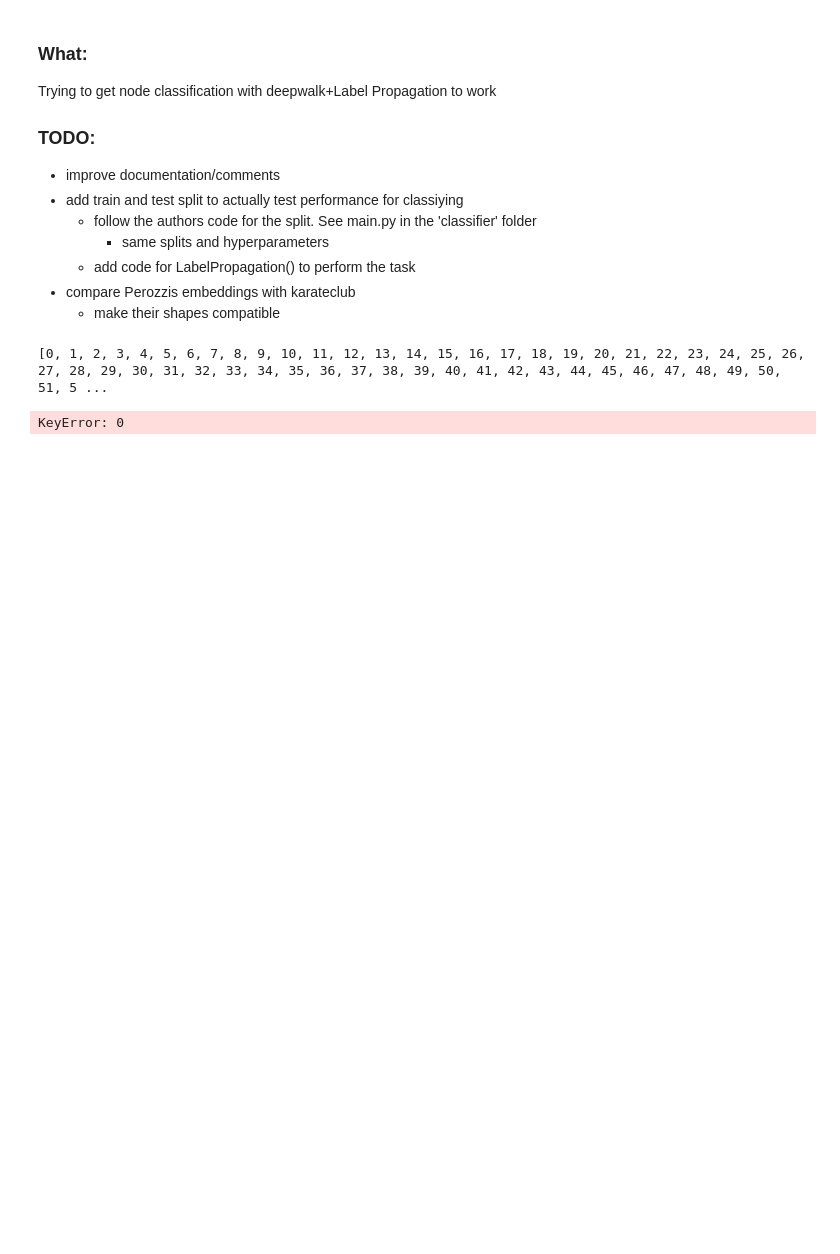
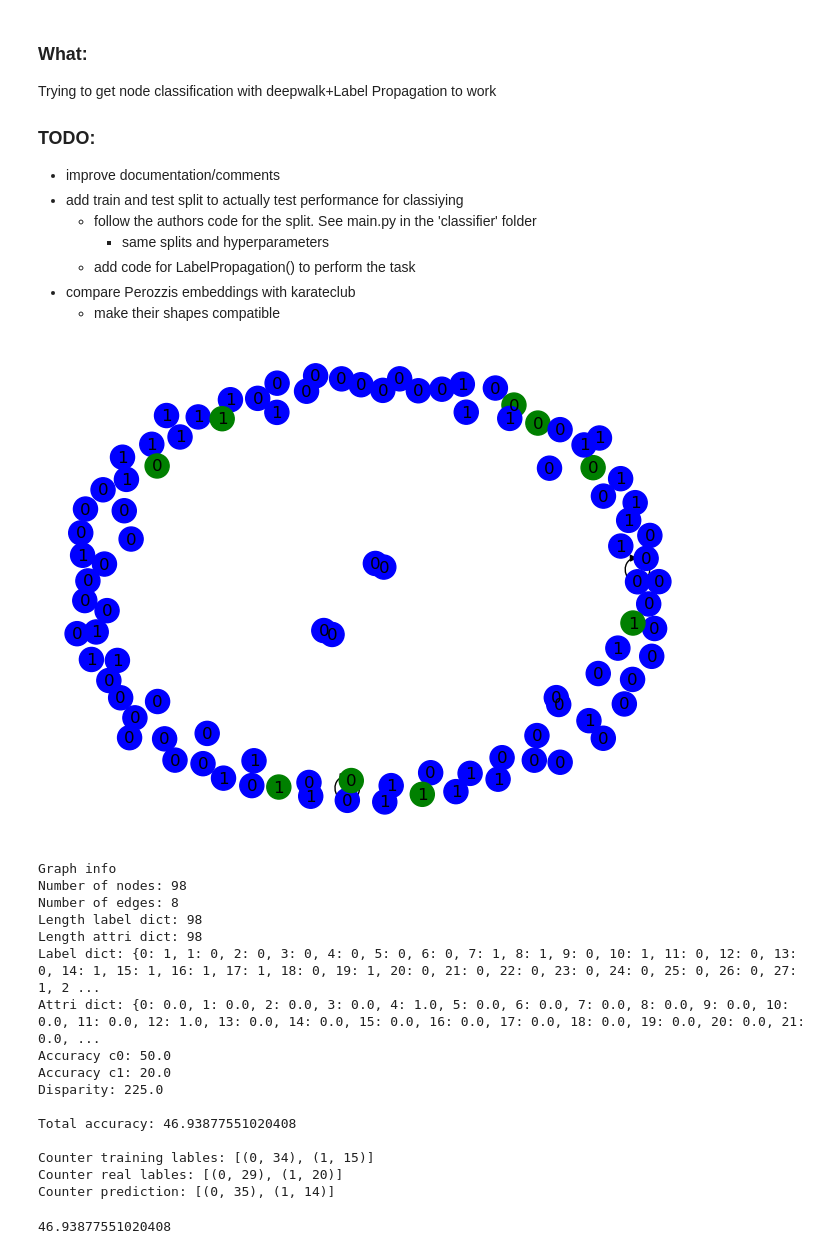
Before and after one commit to jkociniak/FACT-AI-project, a Jupyter notebook: code/classifier.ipynb, the cells around one changed output. Saved outputs shown, nothing was run; the diff lists cells and outputs as text; code cells hidden in the pictures; blank space fills up the shorter version.

```diff
--- a/code/classifier.ipynb
+++ b/code/classifier.ipynb
@@ -63,6 +99,16 @@ def run_classification(dataset, method):
     # get graph from data
     graph = embed_utils.data2graph(dataset)
 
+    show_graph(graph)
+
+    print("Graph info")
+    print(f"Number of nodes: {len(graph.nodes())}")
+    print(f"Number of edges: {len(graph.edges())}")
+    print(f"Length label dict: {len(nx.get_node_attributes(graph, embed_utils.CLASS_NAME))}")
+    print(f"Length attri dict: {len(nx.get_node_attributes(graph, embed_utils.SENSATTR))}")
+    print("Label dict:", nx.get_node_attributes(graph, embed_utils.CLASS_NAME))
+    print("Attri dict:", nx.get_node_attributes(graph, embed_utils.SENSATTR))
+
     # Get labels and attributes of test nodes to other classes
     label_dict = deepcopy(nx.get_node_attributes(graph, embed_utils.CLASS_NAME))
     attr_dict = deepcopy(nx.get_node_attributes(graph, embed_utils.SENSATTR))
@@ -87,7 +133,6 @@ def run_classification(dataset, method):
     train_nodes, test_nodes = shuffled_nodes[:split_idx], shuffled_nodes[split_idx:]
 
     # Get semi-supervised labels
-    print(nodes)
     semi_supervised_y = [label_dict[node] if node in train_nodes else -1 for node in nodes]
 
     # Train the classifier
@@ -100,33 +145,49 @@ def run_classification(dataset, method):
 
         c1_nodes = [node for node in test_nodes if attr_dict[node] == 1]
         acc_c1 = get_metrics(clf, c1_nodes, embeddings, label_dict) * 100
 
     accuracy = get_metrics(clf, test_nodes, embeddings, label_dict) * 100
 
     if has_attr:
         print(f"Accuracy c0: {acc_c0}")
         print(f"Accuracy c1: {acc_c1}")
         print(f"Disparity: {np.var([acc_c0, acc_c1])}")
         print()
 
     print(f"Total accuracy: {accuracy}")
     print()
     print(f"Counter training lables: {Counter([label_dict[node] for node in train_nodes]).most_common(3)}")
     print(f"Counter real lables: {Counter([label_dict[node] for node in test_nodes]).most_common(3)}")
     print(
         f"Counter prediction: {Counter(clf.predict([emb for i, emb in enumerate(embeddings) if i in test_nodes])).most_common(3)}"
         )
     print()
 
     return accuracy
 
 n = 1
 accs = []
 for i in range(n):
-    acc = run_classification(dataset="rice", method="node2vec")
+    acc = run_classification(dataset="karateclub", method="node2vec")
     accs.append(acc)
 
 np.mean(accs)
 # %% [output]
+[figure, added]
-[0, 1, 2, 3, 4, 5, 6, 7, 8, 9, 10, 11, 12, 13, 14, 15, 16, 17, 18, 19, 20, 21, 22, 23, 24, 25, 26, 27, 28, 29, 30, 31, 32, 33, 34, 35, 36, 37, 38, 39, 40, 41, 42, 43, 44, 45, 46, 47, 48, 49, 50, 51, 5 ...
+Graph info
+Number of nodes: 98
+Number of edges: 8
+Length label dict: 98
+Length attri dict: 98
+Label dict: {0: 1, 1: 0, 2: 0, 3: 0, 4: 0, 5: 0, 6: 0, 7: 1, 8: 1, 9: 0, 10: 1, 11: 0, 12: 0, 13: 0, 14: 1, 15: 1, 16: 1, 17: 1, 18: 0, 19: 1, 20: 0, 21: 0, 22: 0, 23: 0, 24: 0, 25: 0, 26: 0, 27: 1, 2 ...
+Attri dict: {0: 0.0, 1: 0.0, 2: 0.0, 3: 0.0, 4: 1.0, 5: 0.0, 6: 0.0, 7: 0.0, 8: 0.0, 9: 0.0, 10: 0.0, 11: 0.0, 12: 1.0, 13: 0.0, 14: 0.0, 15: 0.0, 16: 0.0, 17: 0.0, 18: 0.0, 19: 0.0, 20: 0.0, 21: 0.0, ...
+Accuracy c0: 50.0
+Accuracy c1: 20.0
+Disparity: 225.0
+
+Total accuracy: 46.93877551020408
+
+Counter training lables: [(0, 34), (1, 15)]
+Counter real lables: [(0, 29), (1, 20)]
+Counter prediction: [(0, 35), (1, 14)]
-KeyError: 0
+46.93877551020408
```
Also changed, not shown: parts of 2 cells of this notebook.
